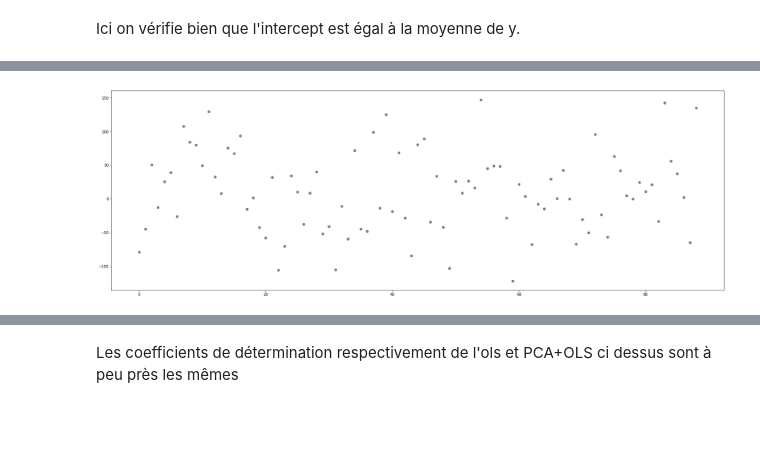
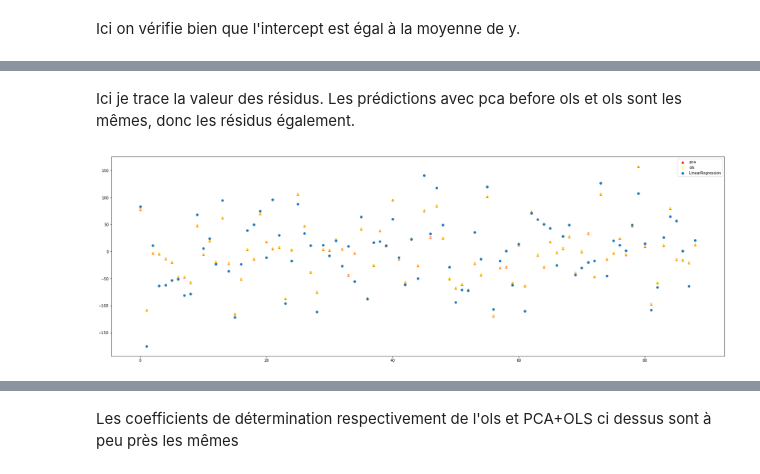
Before and after one commit to MSBigData2019/Guillaume_QUISPE, a Jupyter notebook: MDI720/tp3.ipynb, the cells around one changed output, grey strips where cells are left out. Drawn from its saved outputs; the diff is of its cells as text; code cells hidden in the pictures; blank space fills up the shorter version.

```diff
--- a/MDI720/tp3.ipynb
+++ b/MDI720/tp3.ipynb
@@ -177,8 +212,8 @@ thetapca=np.linalg.inv(gramPca)@Xpca_I.T@y_train
 #On projette Xtest sur l'espace PCA
 XtestPca= X_test@Vreduced
 print(XtestPca.shape)
-XtestPca= sm.add_constant(XtestPca)
-ypredpca= XtestPca@thetapca
+XtestPca_I= sm.add_constant(XtestPca)
+ypredpca= XtestPca_I@thetapca
 # %% [output]
 (89, 60)
 # %% [markdown]
@@ -319,7 +342,16 @@ Ici on vérifie bien que l'intercept est égal à la moyenne de y.
+# %% [markdown]
+Ici je trace la valeur des résidus. Les prédictions avec pca before ols et ols sont les mêmes, donc les résidus également.
 # %%
 plt.figure(figsize=(30,10))
-plt.plot(np.arange(0,y_test.shape[0]) ,y_test-ypredpca, "o")
-plt.plot(np.arange(0,y_test.shape[0]) ,y_test-ypredLR, "x")
+
+#plot des résidus issus de la pca
+plt.scatter(np.arange(0,y_test.shape[0]) ,y_test-ypredpca,marker='^',c="red",label='pca')
+#plot des résidus de l'OLS avec la pseudoinverse
+plt.scatter(np.arange(0,y_test.shape[0]) ,y_test-ypredLR ,marker='x',c="yellow",label='ols' )
+
+#plot des résidus scikit-learn LinearRegression
+plt.scatter(np.arange(0,y_test.shape[0]) ,y_test-ypredlr,label='LinearRegression')
+plt.legend()
 plt.show()
 # %% [output]
-[figure, old version]
+[figure, new version]
```
Also changed, not shown: parts of 111 cells of this notebook.
